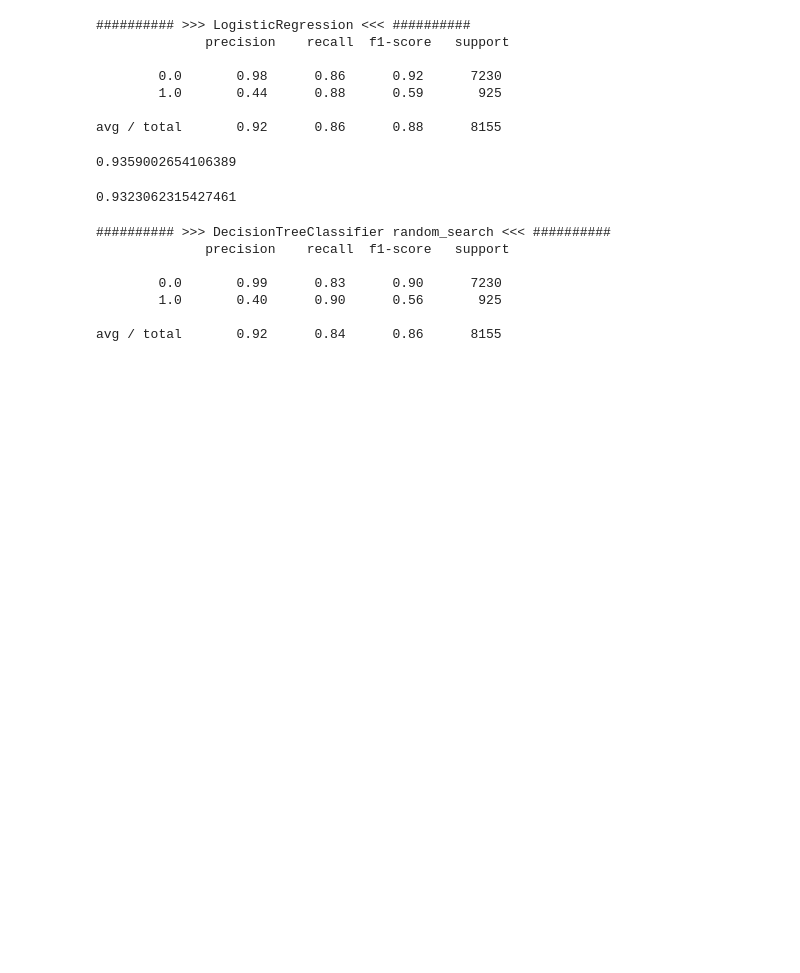
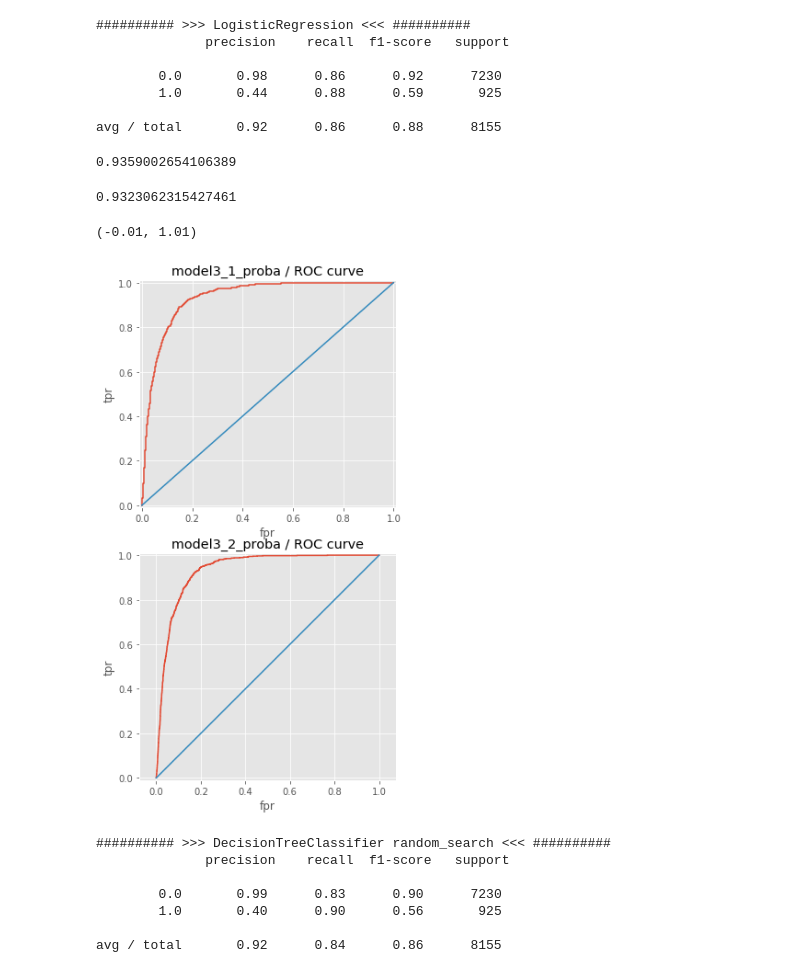
Before and after one commit to artwist-polyakov/sfml, a Jupyter notebook: hw_03/hw_03.ipynb, the cells around one changed output. Drawn from its saved outputs; the diff is of its cells as text; code cells hidden in the pictures; blank space fills up the shorter version.

```diff
--- a/hw_03/hw_03.ipynb
+++ b/hw_03/hw_03.ipynb
@@ -254,6 +254,38 @@ model3_1_proba = model3_1.predict_proba(X_test )
 roc_auc_score(y, model3_1_proba[:, 1])
 # %% [output]
 0.9323062315427461
+# %%
+plt.figure(figsize=(5, 10))
+
+#subplot 1
+plt.subplot(211)
+predict_proba1 = model3_1.predict_proba(X_test)
+fpr, tpr, thresholds = roc_curve(y, predict_proba1[:,1])
+plt.plot(fpr, tpr)
+plt.plot([0, 1], [0, 1])
+plt.ylabel('tpr')
+plt.xlabel('fpr')
+plt.grid(True)
+plt.title('model3_1_proba / ROC curve')
+plt.xlim((-0.01, 1.01))
+plt.ylim((-0.01, 1.01))
+
+#subplot 2
+plt.subplot(212)
+predict_proba2 = model3_2.predict_proba(X_test)
+fpr, tpr, thresholds = roc_curve(y, predict_proba2[:,1])
+plt.plot(fpr, tpr);
+plt.plot([0, 1], [0, 1])
+plt.ylabel('tpr')
+plt.xlabel('fpr')
+plt.axis('equal')
+plt.grid(True)
+plt.title('model3_2_proba / ROC curve')
+plt.xlim((-0.01, 1.01))
+plt.ylim((-0.01, 1.01))
+# %% [output]
+(-0.01, 1.01)
+[figure, added]
 # %%
 from scipy.stats import randint as randint
 from scipy.stats import uniform
```
Also changed, not shown: parts of 2 cells of this notebook, 1 other file.
